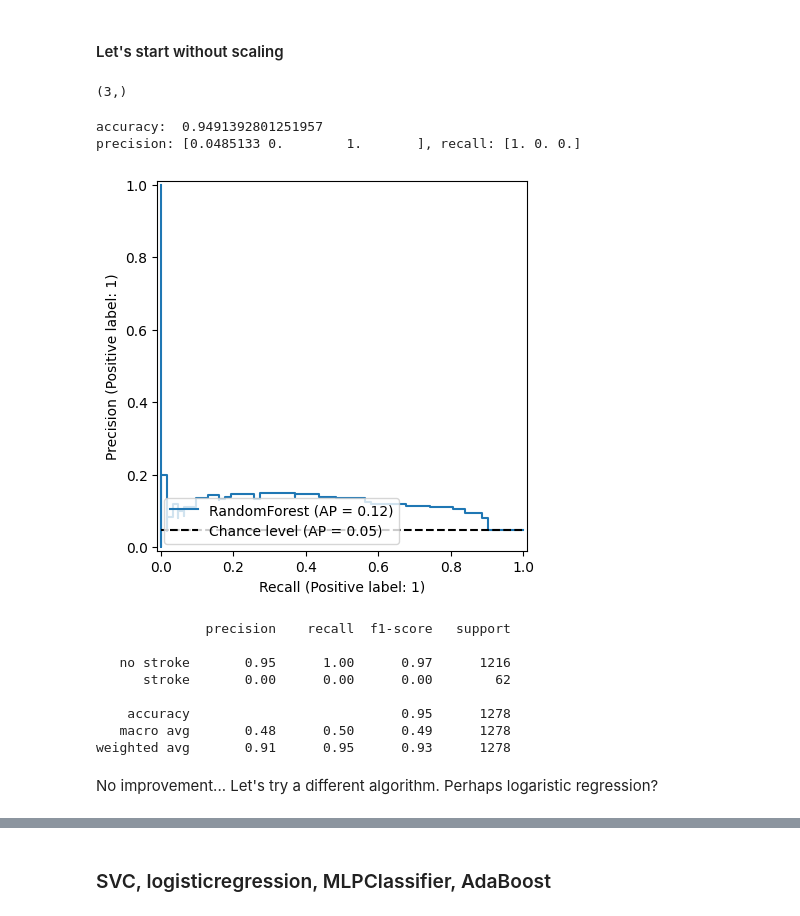
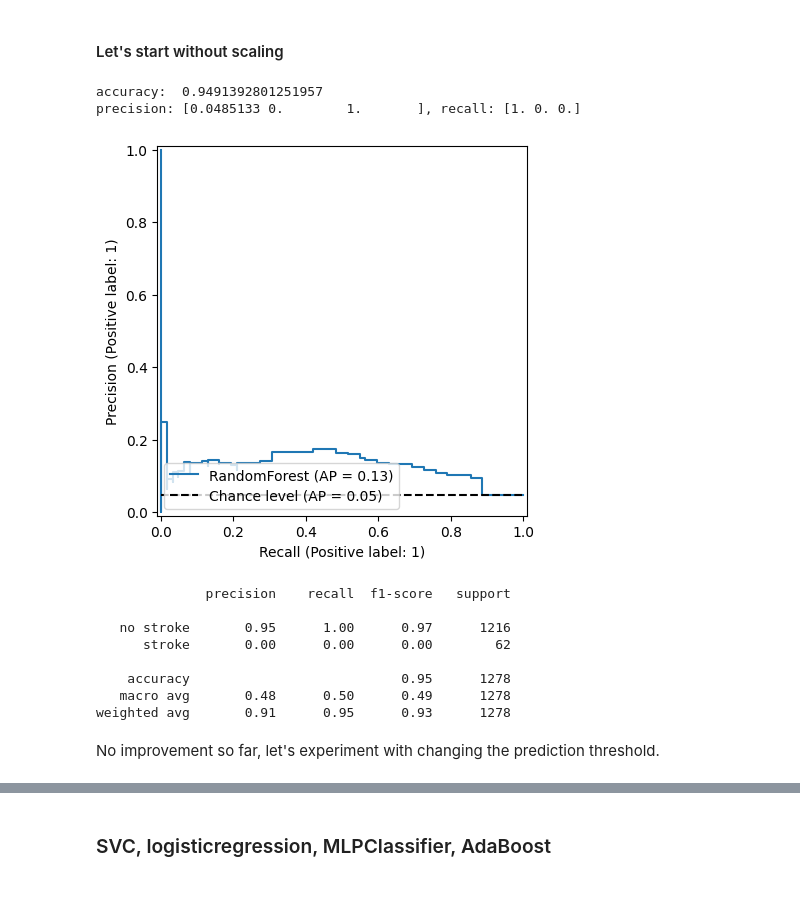
Before and after one commit to Kakackle/ml_zoo, a Jupyter notebook: dirty_notebooks/stroke_prediction.ipynb, the cells around one changed output, grey strips where cells are left out. Saved outputs shown, nothing was run; the diff lists cells and outputs as text; code cells hidden in the pictures.

Commit message:
stroke prediction dirty finale + links to notebooks for project 2 and 3

```diff
--- a/dirty_notebooks/stroke_prediction.ipynb
+++ b/dirty_notebooks/stroke_prediction.ipynb
@@ -757,36 +899,32 @@ print(f'stroke weight: {stroke_weight}, no stroke: {nostroke_weight}')
 stroke weight: 10.261044176706827, no stroke: 0.5256120139888911
 # %% [markdown]
 #### Let's start without scaling
-# %%
-precision_weighted.shape
-# %% [output]
-(3,)
 # %%
 X = df_enc.drop(['stroke'], axis=1)
 y = df_enc['stroke']
 
 X_train, X_test, y_train, y_test = train_test_split(X, y, stratify=y, random_state=1)
 
-# forest_weighted = RandomForestClassifier(random_state=1, class_weight = {0: nostroke_weight, 1: stroke_weight})
-forest_weighted = RandomForestClassifier(random_state=1, class_weight = "balanced")
+forest_weighted = RandomForestClassifier(random_state=1, class_weight = {0: nostroke_weight, 1: stroke_weight})
+# forest_weighted = RandomForestClassifier(random_state=1, class_weight = "balanced")
 forest_weighted.fit(X_train, y_train)
 
 preds_weighted = forest.predict(X_test)
 acc_weighted = accuracy_score(y_test, preds)
 print('accuracy: ', acc_weighted)
 
 precision_weighted, recall_weighted, _ = precision_recall_curve(y_test, preds_weighted)
 print(f'precision: {precision_weighted}, recall: {recall_weighted}')
 
 display_weighted = PrecisionRecallDisplay.from_estimator(
     forest_weighted, X_test, y_test, name="RandomForest", plot_chance_level = True, pos_label=1
 )
 # _ = display.ax_.set_title("2-class Precision-Recall curve")
 # display.plot()
 # %% [output]
 accuracy:  0.9491392801251957
 precision: [0.0485133 0.        1.       ], recall: [1. 0. 0.]
-[figure, old version]
+[figure, new version]
 # %%
 forest_weighted_report = classification_report(y_test, preds_weighted, target_names=['no stroke', 'stroke'])
 print(forest_weighted_report)
@@ -800,4 +938,4 @@ print(forest_weighted_report)
    macro avg       0.48      0.50      0.49      1278
 weighted avg       0.91      0.95      0.93      1278
 # %% [markdown]
-No improvement... Let's try a different algorithm. Perhaps logaristic regression?
+No improvement so far, let's experiment with changing the prediction threshold.
```
Also changed, not shown: parts of 93 cells of this notebook, 3 other files.
